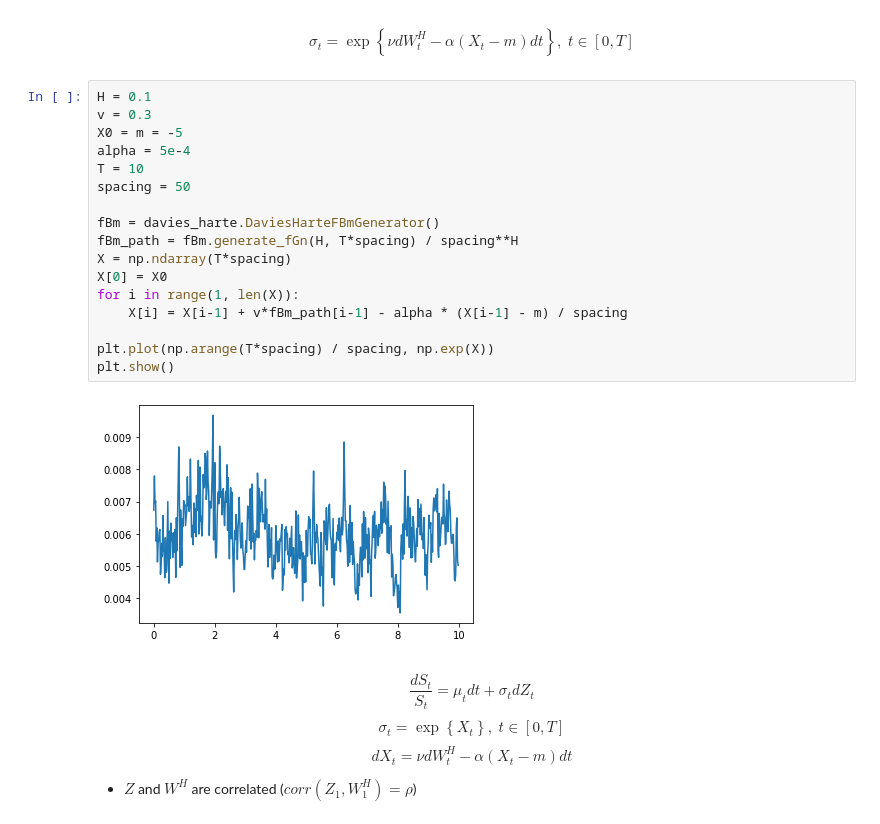
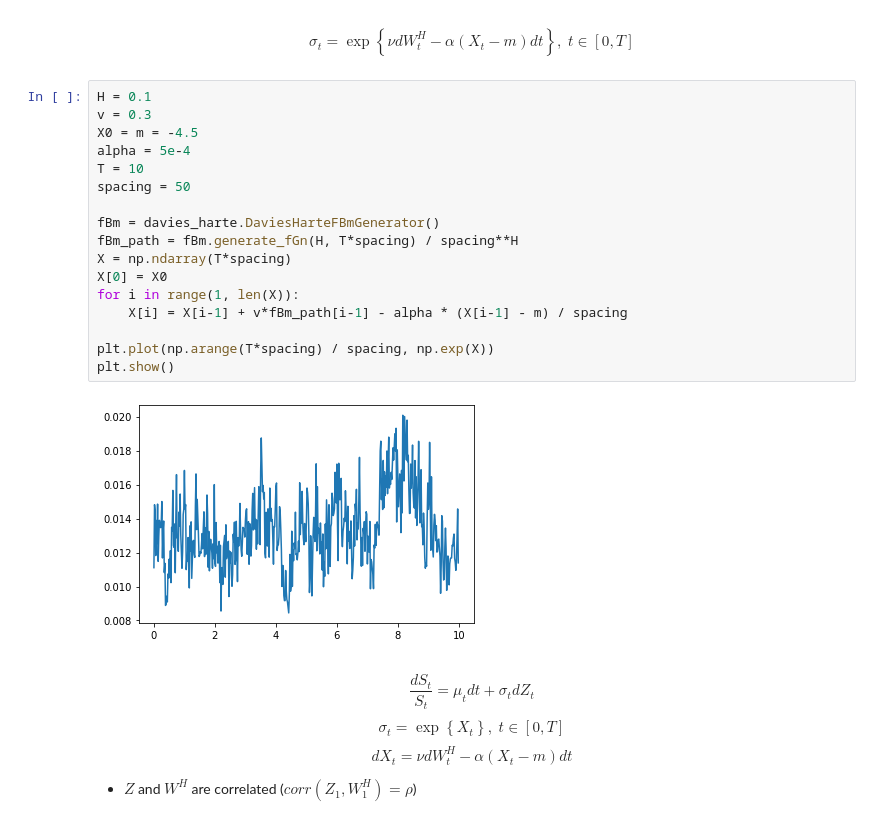
Before and after one commit to kaiboy05/fbm, a Jupyter notebook: notebooks/RFSV.ipynb, the cells around one changed output. Saved outputs shown, nothing was run; the diff lists cells and outputs as text.

```diff
--- a/notebooks/RFSV.ipynb
+++ b/notebooks/RFSV.ipynb
@@ -15,22 +15,22 @@ $$\sigma_t = \exp \left\{ \nu dW^{H}_t - \alpha(X_t - m)dt \right\} ,\; t\in [0,
 # %%
 H = 0.1
 v = 0.3
-X0 = m = -5
+X0 = m = -4.5
 alpha = 5e-4
 T = 10
 spacing = 50
 
 fBm = davies_harte.DaviesHarteFBmGenerator()
 fBm_path = fBm.generate_fGn(H, T*spacing) / spacing**H
 X = np.ndarray(T*spacing)
 X[0] = X0
 for i in range(1, len(X)):
     X[i] = X[i-1] + v*fBm_path[i-1] - alpha * (X[i-1] - m) / spacing
 
 plt.plot(np.arange(T*spacing) / spacing, np.exp(X))
 plt.show()
 # %% [output]
-[figure, old version]
+[figure, new version]
 # %% [markdown]
 $$\frac{dS_t}{S_t} = \mu_tdt + \sigma_tdZ_t$$
 $$\sigma_t = \exp \left\{ X_t \right\} ,\; t\in [0, T]$$
```
Also changed, not shown: parts of 1 cell of this notebook.
